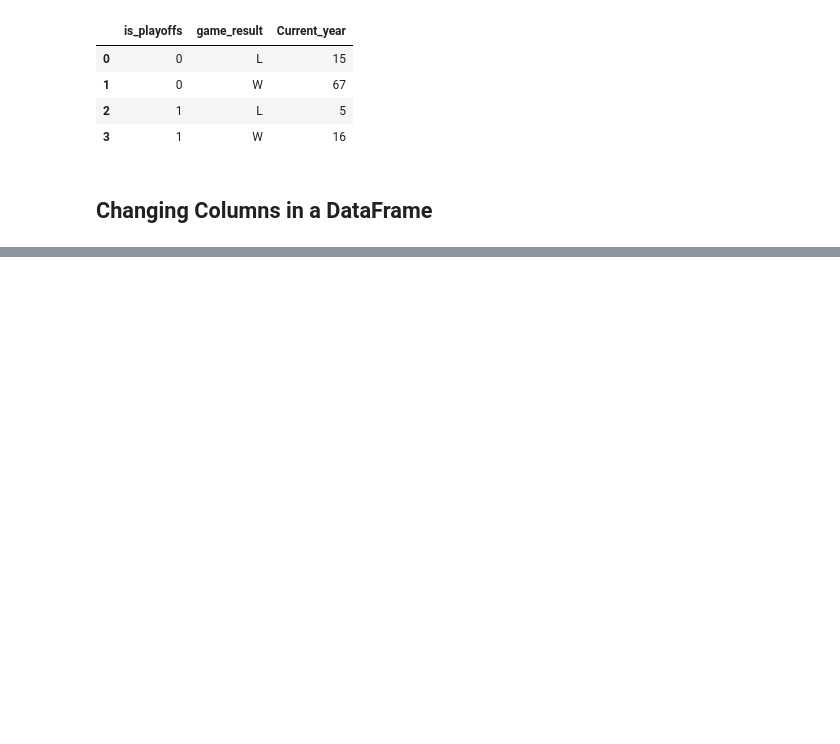
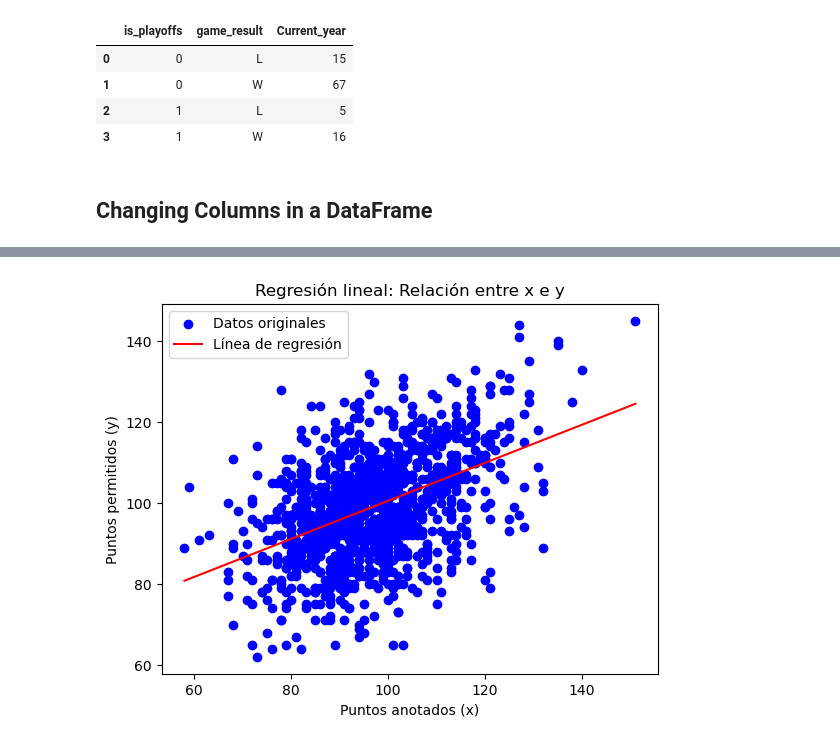
Before and after one commit to acamposla/cursos_2025, a Jupyter notebook: Data_Science/RealPython-LearningPath-Data_Science_With_Python_Core_Skills/RP_Explore_Your_Dataset_With_pandas.ipynb, the cells around one changed output, grey strips where cells are left out. Cells and saved outputs as stored; diff of their text form; code cells hidden in the pictures; blank space fills up the shorter version.

```diff
--- a/Data_Science/RealPython-LearningPath-Data_Science_With_Python_Core_Skills/RP_Explore_Your_Dataset_With_pandas.ipynb
+++ b/Data_Science/RealPython-LearningPath-Data_Science_With_Python_Core_Skills/RP_Explore_Your_Dataset_With_pandas.ipynb
@@ -645,0 +986,5 @@ nba_copy = nba.copy
+# %%
+x = np.array(k.pts)
+y = np.array(k.opp_pts)
+# %%
+X = x.reshape(-1, 1)
@@ -645,0 +998,27 @@ nba_copy = nba.copy
+# %%
+m = model.coef_[0]       # Pendiente
+b = model.intercept_     # Intersección en el eje y
+# %%
+
+# Suponiendo que ya tienes x, y, m, y b:
+# Dibujar los puntos originales
+plt.scatter(x, y, color='blue', label='Datos originales')
+
+
+# Crear puntos para la línea de regresión
+x_line = np.linspace(min(x), max(x), 100)  # Crear un rango de valores de x
+y_line = m * x_line + b                    # Calcular los valores de y según la regresión
+
+# Dibujar la línea de regresión
+plt.plot(x_line, y_line, color='red', label='Línea de regresión')
+
+# Añadir etiquetas, título y leyenda
+plt.xlabel('Puntos anotados (x)')
+plt.ylabel('Puntos permitidos (y)')
+plt.title('Regresión lineal: Relación entre x e y')
+plt.legend()
+
+# Mostrar el gráfico
+plt.show()
+# %% [output]
+[figure, added]
```
Also changed, not shown: parts of 56 cells of this notebook, 4 other files.
